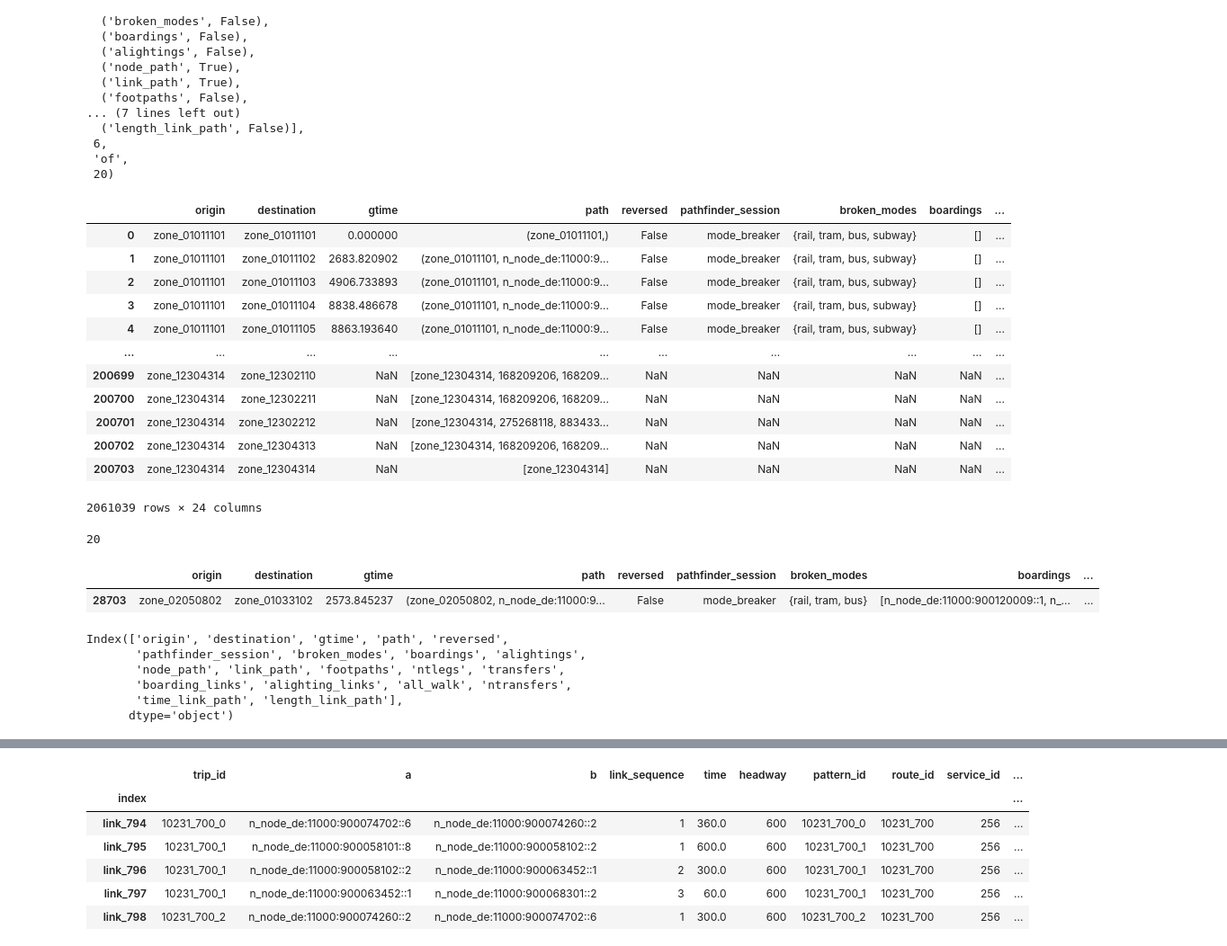
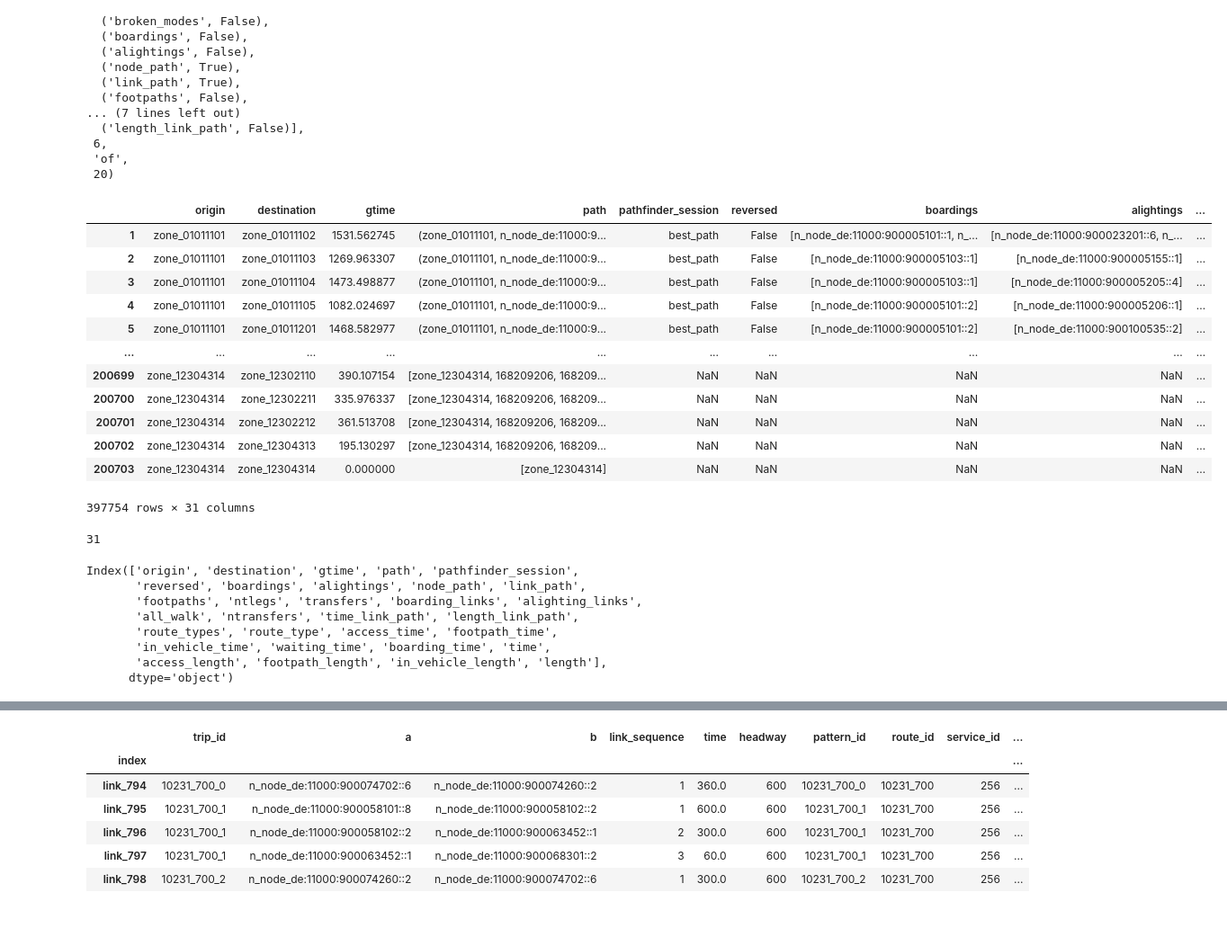
Before and after one commit to maximylius/quetzal_berlin, a Jupyter notebook: notebooks/best_version/Exercise2_OD-LoS-stack.ipynb, the cells around one changed output, grey strips where cells are left out. Shown at 90% size. Drawn from its saved outputs; the diff is of its cells as text; code cells hidden in the pictures; blank space fills up the shorter version.

```diff
--- a/notebooks/best_version/Exercise2_OD-LoS-stack.ipynb
+++ b/notebooks/best_version/Exercise2_OD-LoS-stack.ipynb
@@ -251,16 +313,20 @@ sm.car_los.sample()
 # %% [markdown]
 ### Bike
+# %%
+bike_speed = 16.5#km/h /3.6 #m/s
 # %%
 bk = sm.copy()
 # change time variable to-do, eggress
 # %%
 # road network excluding high ways etc.
 bk.road_links = bk.road_links[bk.road_links['avspeed']/0.7 <= 50]
-
-bk.road_links.head()
+bk.road_links['walk_time'] = bk.road_links['walk_time'] * 7 / bike_speed # lonleg speed / bike speed, as you dont have to walk to start point.
 # sm.bike_los = sm.car_los.copy()
 # change speed...
 # restrict to roads...
+bk.road_links['time'] = bk.road_links['length'] / (bike_speed/3.6)
+
+bk.road_links.sample()
 # %% [output]
 |  | a | b | length | validation_load | validation_share | geometry | highway | maxspeed | ... |
 | index |  |  |  |  |  |  |  |  | ... |
@@ -269,6 +335,3 @@ bk.road_links.head()
 | 3 | 172539 | 3977742457 | 391.153 | 19240.567732 | 1.000000 | LINESTRING (13.33550 52.56521, 13... | secondary | 50 | ... |
 | 4 | 172545 | 271370539 | 17.179 | 12033.495869 | 0.881115 | LINESTRING (13.34661 52.56703, 13... | tertiary | 50 | ... |
 | 5 | 172545 | 28345515 | 171.849 | 9612.436767 | 1.000000 | LINESTRING (13.34661 52.56703, 13... | tertiary | 50 | ... |
-# %%
-bk.road_links['time'] = bk.road_links['length'] / (16.5/3.6)
-bk.road_links['time']
@@ -368,36 +423,36 @@ sm.step_pt_pathfinder(broken_modes=True, broken_routes=False, walk_on_road=False
  20)
 # %%
 # append bike type to pt_los
-sm.pt_los.append(bk.car_los)
+sm.pt_los = sm.pt_los[sm.pt_los['route_type'] != 'bike']
+bike_los = bk.car_los.copy()
+bike_los['gtime'] = bike_los['time'] # what does gtime mean?
+sm.pt_los.append(bike_los)
 # %% [output]
-|  | origin | destination | gtime | path | reversed | pathfinder_session | broken_modes | boardings | ... |
-| 0 | zone_01011101 | zone_01011101 | 0.000000 | (zone_01011101,) | False | mode_breaker | {rail, tram, bus, subway} | [] | ... |
-| 1 | zone_01011101 | zone_01011102 | 2683.820902 | (zone_01011101, n_node_de:11000:9... | False | mode_breaker | {rail, tram, bus, subway} | [] | ... |
-| 2 | zone_01011101 | zone_01011103 | 4906.733893 | (zone_01011101, n_node_de:11000:9... | False | mode_breaker | {rail, tram, bus, subway} | [] | ... |
-| 3 | zone_01011101 | zone_01011104 | 8838.486678 | (zone_01011101, n_node_de:11000:9... | False | mode_breaker | {rail, tram, bus, subway} | [] | ... |
-| 4 | zone_01011101 | zone_01011105 | 8863.193640 | (zone_01011101, n_node_de:11000:9... | False | mode_breaker | {rail, tram, bus, subway} | [] | ... |
+|  | origin | destination | gtime | path | pathfinder_session | reversed | boardings | alightings | ... |
+| 1 | zone_01011101 | zone_01011102 | 1531.562745 | (zone_01011101, n_node_de:11000:9... | best_path | False | [n_node_de:11000:900005101::1, n_... | [n_node_de:11000:900023201::6, n_... | ... |
+| 2 | zone_01011101 | zone_01011103 | 1269.963307 | (zone_01011101, n_node_de:11000:9... | best_path | False | [n_node_de:11000:900005103::1] | [n_node_de:11000:900005155::1] | ... |
+| 3 | zone_01011101 | zone_01011104 | 1473.498877 | (zone_01011101, n_node_de:11000:9... | best_path | False | [n_node_de:11000:900005103::1] | [n_node_de:11000:900005205::4] | ... |
+| 4 | zone_01011101 | zone_01011105 | 1082.024697 | (zone_01011101, n_node_de:11000:9... | best_path | False | [n_node_de:11000:900005101::2] | [n_node_de:11000:900005206::1] | ... |
+| 5 | zone_01011101 | zone_01011201 | 1468.582977 | (zone_01011101, n_node_de:11000:9... | best_path | False | [n_node_de:11000:900005101::2] | [n_node_de:11000:900100535::2] | ... |
 | ... | ... | ... | ... | ... | ... | ... | ... | ... | ... |
-| 200699 | zone_12304314 | zone_12302110 | NaN | [zone_12304314, 168209206, 168209... | NaN | NaN | NaN | NaN | ... |
-| 200700 | zone_12304314 | zone_12302211 | NaN | [zone_12304314, 168209206, 168209... | NaN | NaN | NaN | NaN | ... |
-| 200701 | zone_12304314 | zone_12302212 | NaN | [zone_12304314, 275268118, 883433... | NaN | NaN | NaN | NaN | ... |
-| 200702 | zone_12304314 | zone_12304313 | NaN | [zone_12304314, 168209206, 168209... | NaN | NaN | NaN | NaN | ... |
-| 200703 | zone_12304314 | zone_12304314 | NaN | [zone_12304314] | NaN | NaN | NaN | NaN | ... |
+| 200699 | zone_12304314 | zone_12302110 | 390.107154 | [zone_12304314, 168209206, 168209... | NaN | NaN | NaN | NaN | ... |
+| 200700 | zone_12304314 | zone_12302211 | 335.976337 | [zone_12304314, 168209206, 168209... | NaN | NaN | NaN | NaN | ... |
+| 200701 | zone_12304314 | zone_12302212 | 361.513708 | [zone_12304314, 168209206, 168209... | NaN | NaN | NaN | NaN | ... |
+| 200702 | zone_12304314 | zone_12304313 | 195.130297 | [zone_12304314, 168209206, 168209... | NaN | NaN | NaN | NaN | ... |
+| 200703 | zone_12304314 | zone_12304314 | 0.000000 | [zone_12304314] | NaN | NaN | NaN | NaN | ... |
-2061039 rows × 24 columns
+397754 rows × 31 columns
 # %%
 len(sm.pt_los.columns)
 # %% [output]
-20
+31
-# %%
-sm.pt_los.sample()
-# %% [output]
-|  | origin | destination | gtime | path | reversed | pathfinder_session | broken_modes | boardings | ... |
-| 28703 | zone_02050802 | zone_01033102 | 2573.845237 | (zone_02050802, n_node_de:11000:9... | False | mode_breaker | {rail, tram, bus} | [n_node_de:11000:900120009::1, n_... | ... |
 # %%
 sm.pt_los.columns
 # %% [output]
-Index(['origin', 'destination', 'gtime', 'path', 'reversed',
-       'pathfinder_session', 'broken_modes', 'boardings', 'alightings',
-       'node_path', 'link_path', 'footpaths', 'ntlegs', 'transfers',
-       'boarding_links', 'alighting_links', 'all_walk', 'ntransfers',
-       'time_link_path', 'length_link_path'],
+Index(['origin', 'destination', 'gtime', 'path', 'pathfinder_session',
+       'reversed', 'boardings', 'alightings', 'node_path', 'link_path',
+       'footpaths', 'ntlegs', 'transfers', 'boarding_links', 'alighting_links',
+       'all_walk', 'ntransfers', 'time_link_path', 'length_link_path',
+       'route_types', 'route_type', 'access_time', 'footpath_time',
+       'in_vehicle_time', 'waiting_time', 'boarding_time', 'time',
+       'access_length', 'footpath_length', 'in_vehicle_length', 'length'],
       dtype='object')
```
Also changed, not shown: parts of 36 cells of this notebook.
